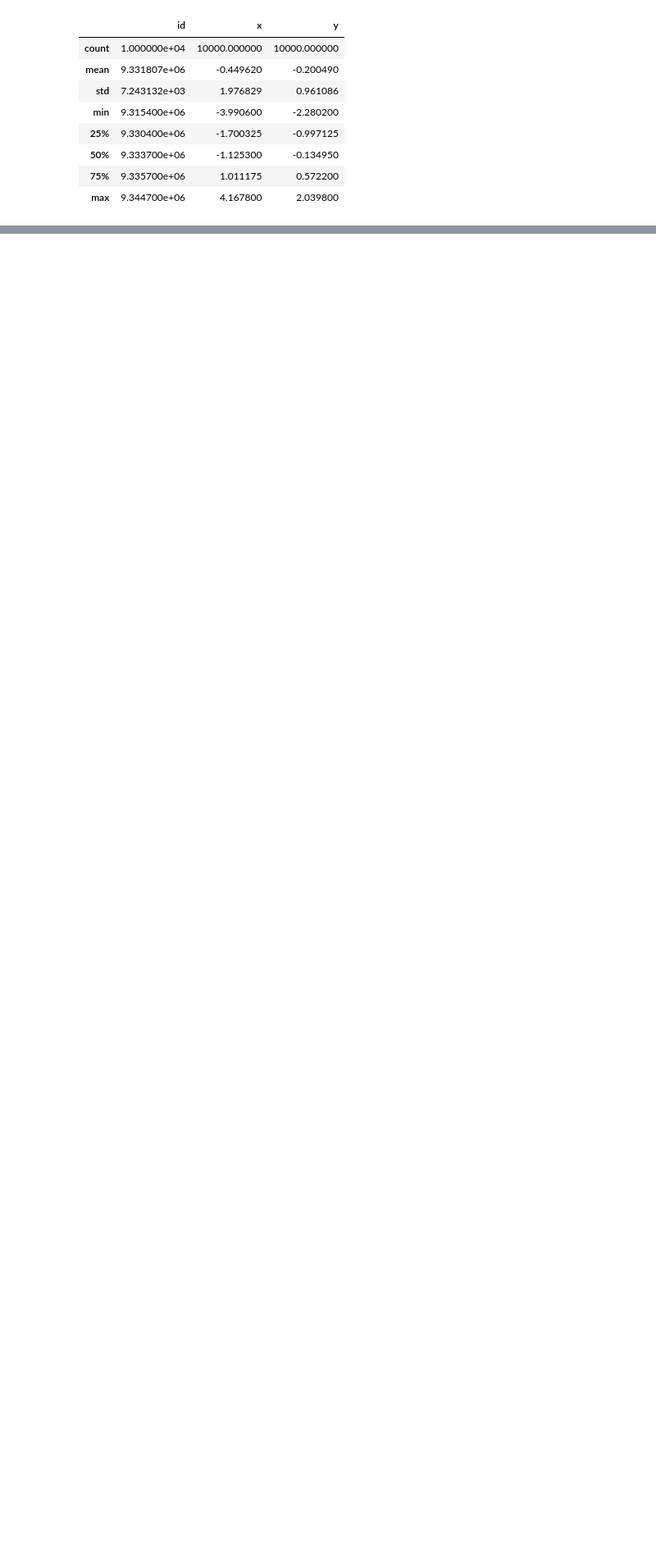
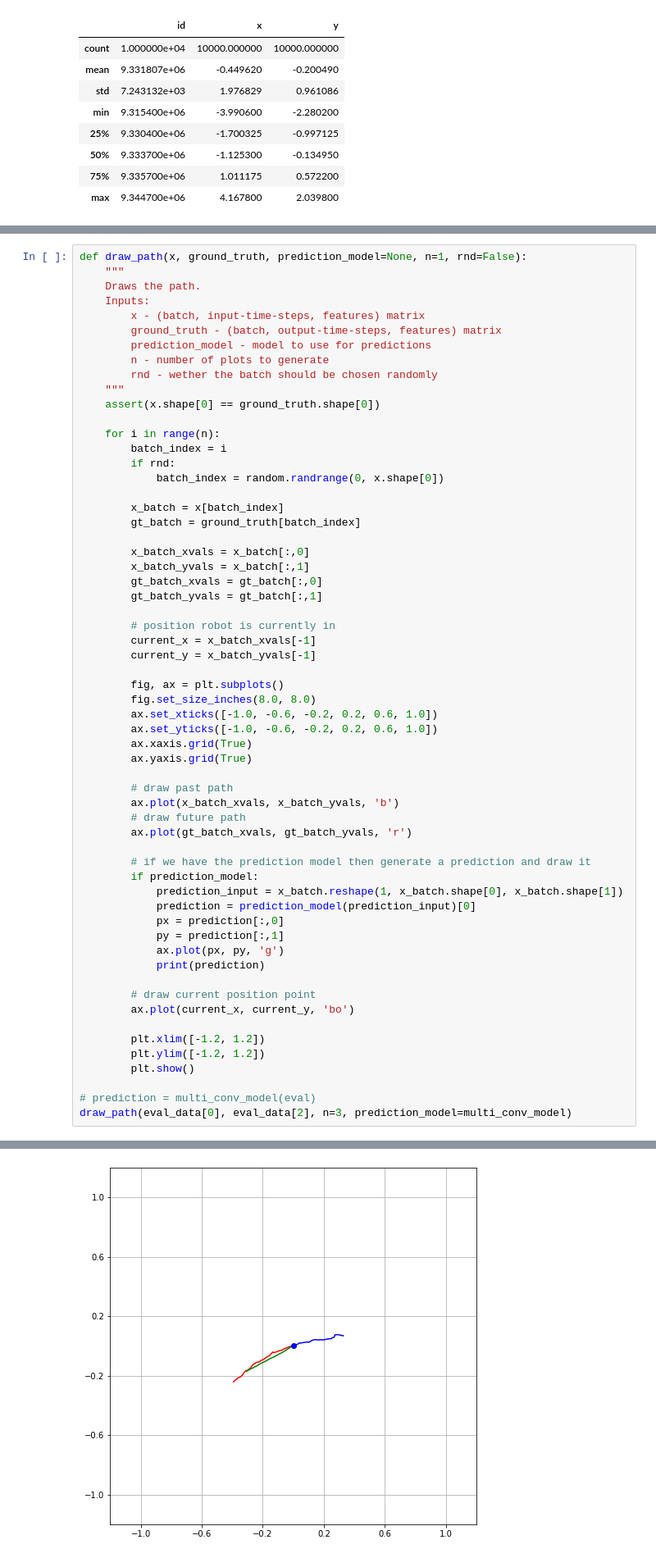
Before and after one commit to lintglitch/trajectory-prediction, a Jupyter notebook: format_training.ipynb, the cells around one changed output, grey strips where cells are left out. Shown at 82% size. Drawn from its saved outputs; the diff is of its cells as text; blank space fills up the shorter version.

Commit message:
Simple prediction model and display

```diff
--- a/format_training.ipynb
+++ b/format_training.ipynb
@@ -472,0 +538,61 @@ def compile_and_fit():
+# %%
+def draw_path(x, ground_truth, prediction_model=None, n=1, rnd=False):
+    """
+    Draws the path.
+    Inputs:
+        x - (batch, input-time-steps, features) matrix
+        ground_truth - (batch, output-time-steps, features) matrix
+        prediction_model - model to use for predictions
+        n - number of plots to generate
+        rnd - wether the batch should be chosen randomly
+    """
+    assert(x.shape[0] == ground_truth.shape[0])
+
+    for i in range(n):
+        batch_index = i
+        if rnd:
+            batch_index = random.randrange(0, x.shape[0])
+
+        x_batch = x[batch_index]
+        gt_batch = ground_truth[batch_index]
+
+        x_batch_xvals = x_batch[:,0]
+        x_batch_yvals = x_batch[:,1]
+        gt_batch_xvals = gt_batch[:,0]
+        gt_batch_yvals = gt_batch[:,1]
+
+        # position robot is currently in
+        current_x = x_batch_xvals[-1]
+        current_y = x_batch_yvals[-1]
+
+        fig, ax = plt.subplots()
+        fig.set_size_inches(8.0, 8.0)
+        ax.set_xticks([-1.0, -0.6, -0.2, 0.2, 0.6, 1.0])
+        ax.set_yticks([-1.0, -0.6, -0.2, 0.2, 0.6, 1.0])
+        ax.xaxis.grid(True)
+        ax.yaxis.grid(True)
+
+        # draw past path
+        ax.plot(x_batch_xvals, x_batch_yvals, 'b')
+        # draw future path
+        ax.plot(gt_batch_xvals, gt_batch_yvals, 'r')
+
+        # if we have the prediction model then generate a prediction and draw it
+        if prediction_model:
+            prediction_input = x_batch.reshape(1, x_batch.shape[0], x_batch.shape[1])
+            prediction = prediction_model(prediction_input)[0]
+            px = prediction[:,0]
+            py = prediction[:,1]
+            ax.plot(px, py, 'g')
+            print(prediction)
+
+        # draw current position point
+        ax.plot(current_x, current_y, 'bo')
+
+        plt.xlim([-1.2, 1.2])
+        plt.ylim([-1.2, 1.2])
+        plt.show()
+
+# prediction = multi_conv_model(eval)
+draw_path(eval_data[0], eval_data[2], n=3, prediction_model=multi_conv_model)
+# %% [output]
@@ -472,0 +616 @@ def compile_and_fit():
+[figure, added]
```
Also changed, not shown: parts of 7 cells of this notebook.
